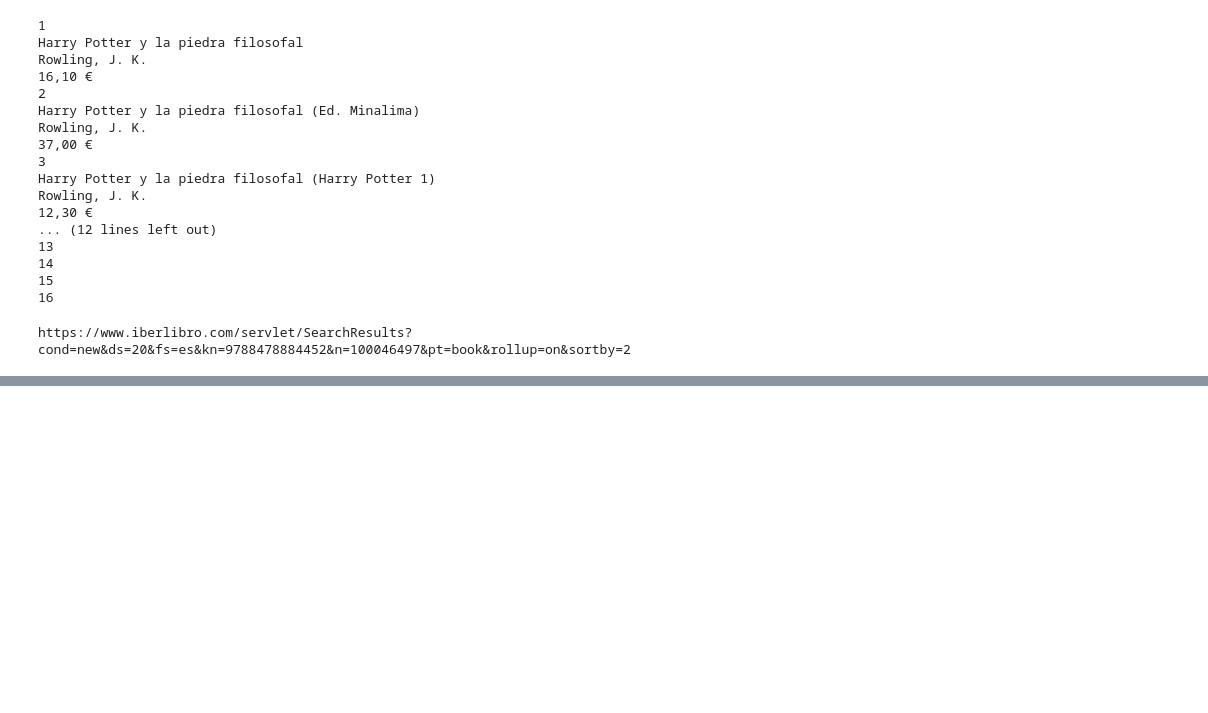
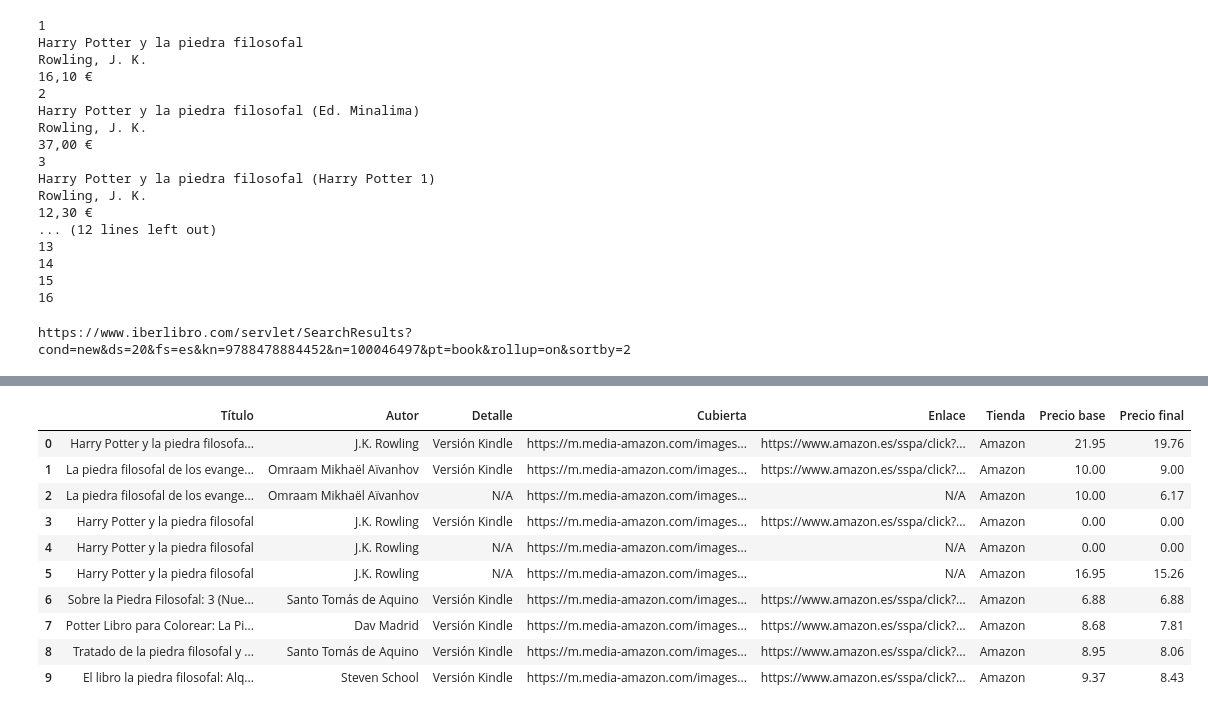
Before and after one commit to danielherraiz/PC2, a Jupyter notebook: Alumnos - Consolidación-WebScraping-Streamlit(1).ipynb, the cells around one changed output, grey strips where cells are left out. Cells and saved outputs as stored; diff of their text form; code cells hidden in the pictures; blank space fills up the shorter version.

Commit message:
Amazon working. Casa del libro ha cambiado la web

```diff
--- a/Alumnos - Consolidación-WebScraping-Streamlit(1).ipynb
+++ b/Alumnos - Consolidación-WebScraping-Streamlit(1).ipynb
@@ -670,0 +685,9 @@ https://www.iberlibro.com/servlet/SearchResults?cond=new&ds=20&fs=es&kn=97884788
+# %%
+
+service = Service(executable_path="C:/Repos/Utils/geckodriver.exe")
+options = webdriver.FirefoxOptions()
+options.add_argument("-private")
+# %%
+driver = webdriver.Firefox(service=service, options=options)
+url = "https://www.amazon.es/"
+driver.get(url)
@@ -670,0 +950,10 @@ https://www.iberlibro.com/servlet/SearchResults?cond=new&ds=20&fs=es&kn=97884788
+# %%
+
+i=0
+j=0
+for result in results:
+    try:
+        image_url = result.find_element(By.CSS_SELECTOR, "img[class='s-image']").get_attribute("src")
+        print(image_url)
+    except:
+        print('no image')
@@ -670,0 +1062,66 @@ https://www.iberlibro.com/servlet/SearchResults?cond=new&ds=20&fs=es&kn=97884788
+# %%
+
+results = driver.find_elements(By.CSS_SELECTOR, "div[data-csa-c-type='item']")
+print(len(results))
+baseUrl = "https://www.amazon.es/"
+books = []
+driver.implicitly_wait(0)
+for result in results:
+    tempBooks = []
+    try:
+        title = result.find_element(By.CSS_SELECTOR, "h2[class='a-size-medium a-spacing-none a-color-base a-text-normal']").text
+        #Authors might come with different class
+        try:
+            author = result.find_element(By.CSS_SELECTOR, "a[class='a-size-base a-link-normal s-underline-text s-underline-link-text s-link-style']").text
+        except Exception as e:
+            try:
+                author = result.find_elements(By.CSS_SELECTOR, "span[class='a-size-base']")[1].text
+            except:
+                continue
+        try:
+            img_url = result.find_element(By.CSS_SELECTOR, "img[class='s-image']").get_attribute("src")
+            print(img_url)
+        except:
+            print('no image')
+        #Different prices for different formats. Will be saved as different book results
+        # i=0
+        # All detail links
+        detail_link_List = result.find_elements(By.XPATH, './/a[contains(@class,"a-text-bold")]')
+        # All prices
+        price_List = result.find_elements(By.XPATH, './/a[@aria-describedby="price-link"]')
+
+        for i in range(len(price_List)):
+            try:
+                detail = detail_links[i].text
+                link = detail_links[i].get_attribute("href")
+            except:
+                detail = "N/A"
+                link = "N/A"
+            price_text = price_List[i].text.replace("\n", ".").replace(",", ".")
+            match = re.match(r"(\d+[.]?\d*)", price_text)
+            if match:
+                current_price = float(match.group(1))
+            try:
+                original_text = price_List[i].find_element(By.XPATH, './/span[@class="a-price a-text-price"]').text
+                match = re.match(r"(\d+[.]?\d*)", original_text.replace("\n", ".").replace(",", "."))
+                if match:
+                    original_price = float(match.group(1))
+                else:
+                    original_price = current_price
+            except:
+                original_price = current_price
+            books.append({
+                "Título": title,
+                "Autor": author,
+                "Detalle": detail,
+                "Cubierta": img_url,
+                "Enlace": link,
+                "Tienda": "Amazon",
+                "Precio base": original_price,
+                "Precio final": current_price
+            })
+    except Exception as e:
+        print(f"Error procesando un resultado: {e}")
+bookDf = pd.DataFrame(books)
+bookDf.head(10)
+# %% [output]
@@ -670,0 +1145,11 @@ https://www.iberlibro.com/servlet/SearchResults?cond=new&ds=20&fs=es&kn=97884788
+|  | Título | Autor | Detalle | Cubierta | Enlace | Tienda | Precio base | Precio final |
+| 0 | Harry Potter y la piedra filosofa... | J.K. Rowling | Versión Kindle | https://m.media-amazon.com/images... | https://www.amazon.es/sspa/click?... | Amazon | 21.95 | 19.76 |
+| 1 | La piedra filosofal de los evange... | Omraam Mikhaël Aïvanhov | Versión Kindle | https://m.media-amazon.com/images... | https://www.amazon.es/sspa/click?... | Amazon | 10.00 | 9.00 |
+| 2 | La piedra filosofal de los evange... | Omraam Mikhaël Aïvanhov | N/A | https://m.media-amazon.com/images... | N/A | Amazon | 10.00 | 6.17 |
+| 3 | Harry Potter y la piedra filosofal | J.K. Rowling | Versión Kindle | https://m.media-amazon.com/images... | https://www.amazon.es/sspa/click?... | Amazon | 0.00 | 0.00 |
+| 4 | Harry Potter y la piedra filosofal | J.K. Rowling | N/A | https://m.media-amazon.com/images... | N/A | Amazon | 0.00 | 0.00 |
+| 5 | Harry Potter y la piedra filosofal | J.K. Rowling | N/A | https://m.media-amazon.com/images... | N/A | Amazon | 16.95 | 15.26 |
+| 6 | Sobre la Piedra Filosofal: 3 (Nue... | Santo Tomás de Aquino | Versión Kindle | https://m.media-amazon.com/images... | https://www.amazon.es/sspa/click?... | Amazon | 6.88 | 6.88 |
+| 7 | Potter Libro para Colorear: La Pi... | Dav Madrid | Versión Kindle | https://m.media-amazon.com/images... | https://www.amazon.es/sspa/click?... | Amazon | 8.68 | 7.81 |
+| 8 | Tratado de la piedra filosofal y ... | Santo Tomás de Aquino | Versión Kindle | https://m.media-amazon.com/images... | https://www.amazon.es/sspa/click?... | Amazon | 8.95 | 8.06 |
+| 9 | El libro la piedra filosofal: Alq... | Steven School | Versión Kindle | https://m.media-amazon.com/images... | https://www.amazon.es/sspa/click?... | Amazon | 9.37 | 8.43 |
```
Also changed, not shown: parts of 17 cells of this notebook, 2 other files.
